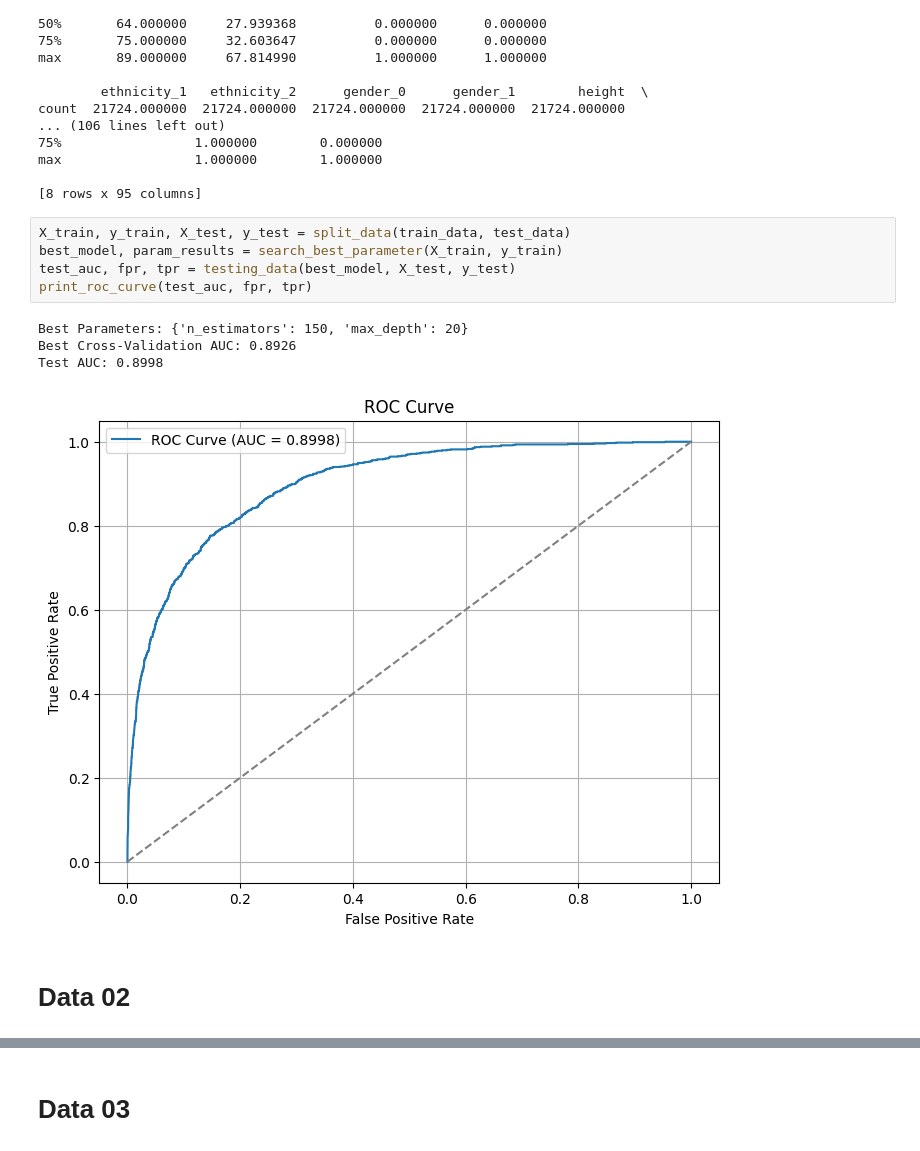
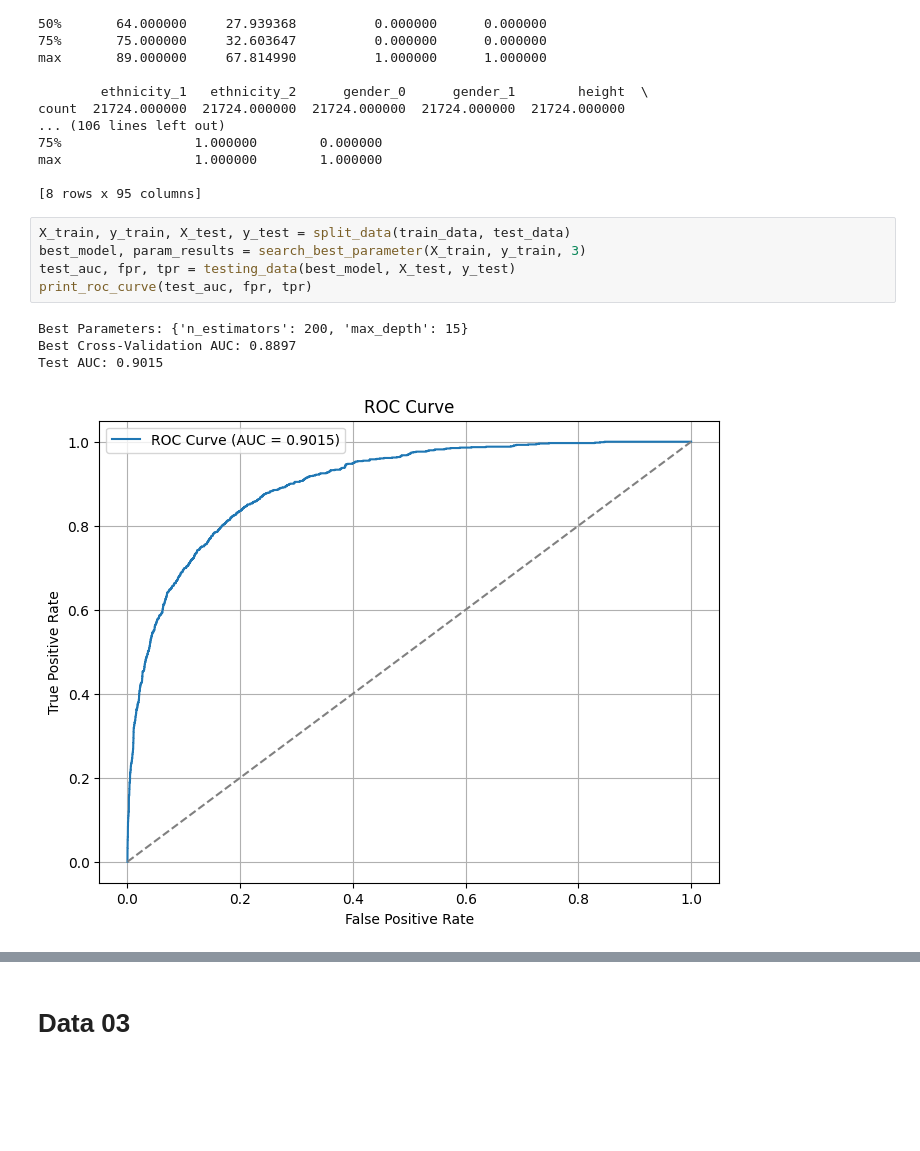
Before and after one commit to andykuo0956/005-ml-group-project, a Jupyter notebook: 02-model/001-random-forest.ipynb, the cells around one changed output, grey strips where cells are left out. Cells and saved outputs as stored; diff of their text form; blank space fills up the shorter version.

```diff
--- a/02-model/001-random-forest.ipynb
+++ b/02-model/001-random-forest.ipynb
@@ -163,13 +159,11 @@ max                 1.000000        1.000000
 [8 rows x 95 columns]
 # %%
 X_train, y_train, X_test, y_test = split_data(train_data, test_data)
-best_model, param_results = search_best_parameter(X_train, y_train)
+best_model, param_results = search_best_parameter(X_train, y_train, 3)
 test_auc, fpr, tpr = testing_data(best_model, X_test, y_test)
 print_roc_curve(test_auc, fpr, tpr)
 # %% [output]
-Best Parameters: {'n_estimators': 150, 'max_depth': 20}
-Best Cross-Validation AUC: 0.8926
-Test AUC: 0.8998
+Best Parameters: {'n_estimators': 200, 'max_depth': 15}
+Best Cross-Validation AUC: 0.8897
+Test AUC: 0.9015
-[figure, old version]
+[figure, new version]
-# %% [markdown]
-# Data 02
```
Also changed, not shown: parts of 4 cells of this notebook, 6 other files.
